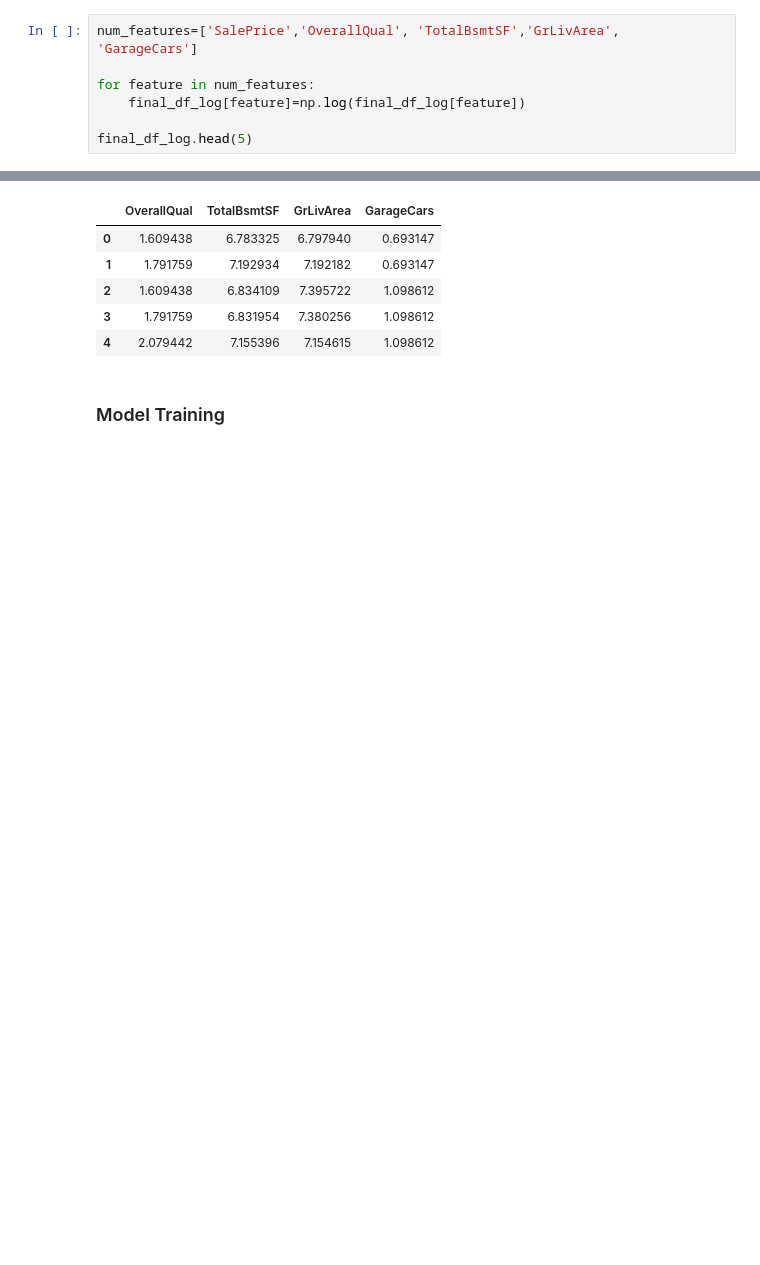
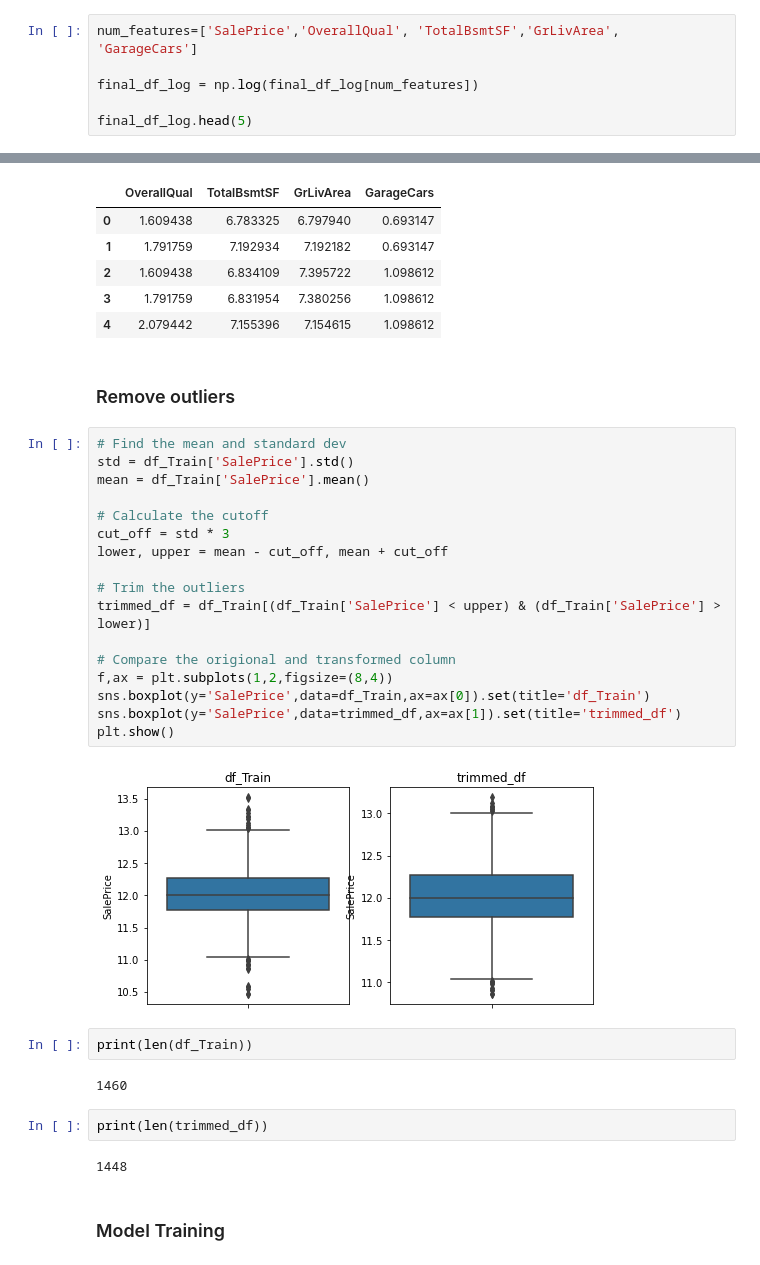
Before and after one commit to LooyeeNg/DataScienceProjects, a Jupyter notebook: house price predictions/house-price-predictions.ipynb, the cells around one changed output, grey strips where cells are left out. Drawn from its saved outputs; the diff is of its cells as text; blank space fills up the shorter version.

Commit message:
improved pipeline, log trans & trim outliers
Imprved the pipeline, log transformation and trimming outliers method

```diff
--- a/house price predictions/house-price-predictions.ipynb
+++ b/house price predictions/house-price-predictions.ipynb
@@ -110,8 +110,7 @@ final_df_log = final_df.copy()
 # %%
 num_features=['SalePrice','OverallQual', 'TotalBsmtSF','GrLivArea', 'GarageCars']
 
-for feature in num_features:
-    final_df_log[feature]=np.log(final_df_log[feature])
+final_df_log = np.log(final_df_log[num_features])
 
 final_df_log.head(5)
 # %% [output]
@@ -179,6 +178,35 @@ df_Test.head()
 | 2 | 1.609438 | 6.834109 | 7.395722 | 1.098612 |
 | 3 | 1.791759 | 6.831954 | 7.380256 | 1.098612 |
 | 4 | 2.079442 | 7.155396 | 7.154615 | 1.098612 |
+# %% [markdown]
+### Remove outliers
+# %%
+# Find the mean and standard dev
+std = df_Train['SalePrice'].std()
+mean = df_Train['SalePrice'].mean()
+
+# Calculate the cutoff
+cut_off = std * 3
+lower, upper = mean - cut_off, mean + cut_off
+
+# Trim the outliers
+trimmed_df = df_Train[(df_Train['SalePrice'] < upper) & (df_Train['SalePrice'] > lower)]
+
+# Compare the origional and transformed column
+f,ax = plt.subplots(1,2,figsize=(8,4))
+sns.boxplot(y='SalePrice',data=df_Train,ax=ax[0]).set(title='df_Train')
+sns.boxplot(y='SalePrice',data=trimmed_df,ax=ax[1]).set(title='trimmed_df')
+plt.show()
+# %% [output]
+[figure, added]
+# %%
+print(len(df_Train))
+# %% [output]
+1460
+# %%
+print(len(trimmed_df))
+# %% [output]
+1448
 # %% [markdown]
 ### Model Training
 # %%
```
Also changed, not shown: parts of 21 cells of this notebook.
